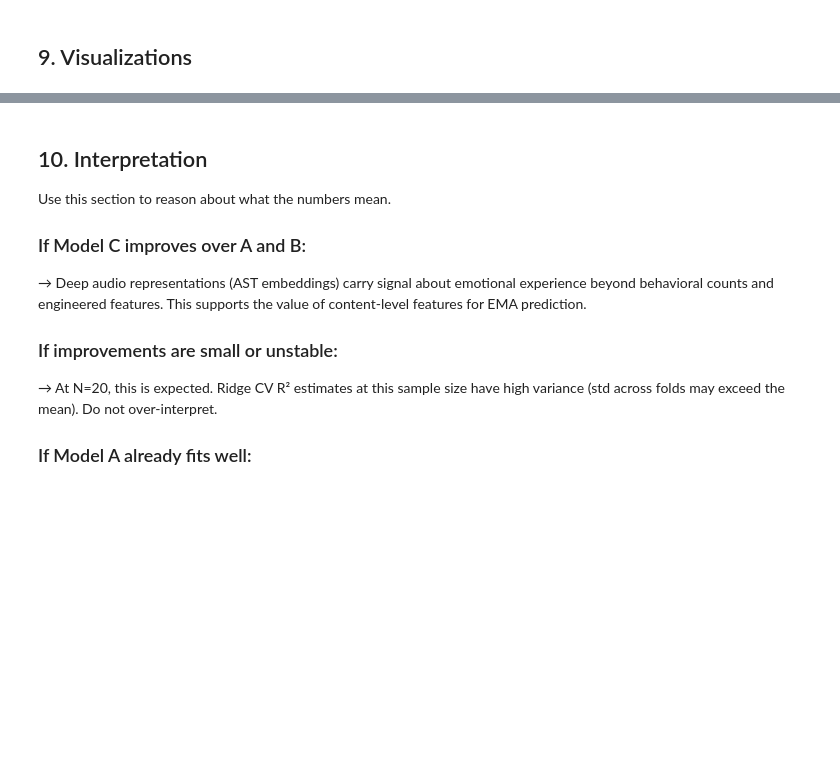
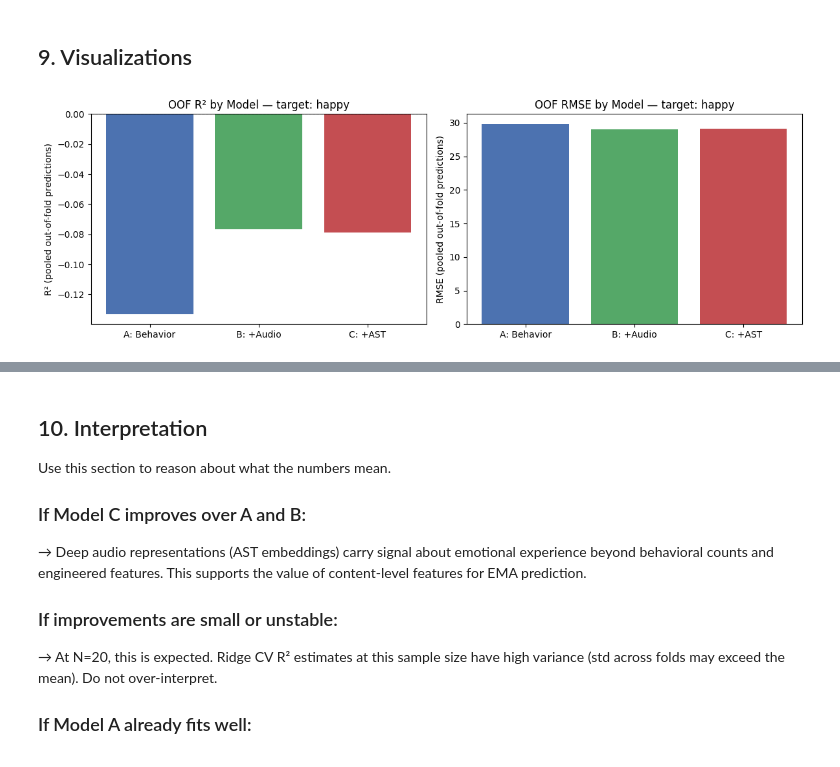
Before and after one commit to ziqiz06/tiktok_EMA, a Jupyter notebook: ridge_model.ipynb, the cells around one changed output, grey strips where cells are left out. Cells and saved outputs as stored; diff of their text form; code cells hidden in the pictures; blank space fills up the shorter version.

```diff
--- a/ridge_model.ipynb
+++ b/ridge_model.ipynb
@@ -156,7 +160,7 @@ behav_cols = sorted([
 # AST: deep embedding dimensions (use only _mean, not _std, for the PCA block)
 ast_mean_cols = sorted([c for c in all_cols if c.startswith("ast_") and c.endswith("_mean")])
 ast_std_cols  = sorted([c for c in all_cols if c.startswith("ast_") and c.endswith("_std")])
-# Use only means for PCA (std adds noise at N=20)
+# Use only means for PCA (std adds noise at N=150)
 ast_cols = ast_mean_cols
 
 # Handcrafted audio: everything else that looks like an audio feature
@@ -169,6 +173,14 @@ audio_cols = sorted([
     and not c.startswith("ast_")
 ])
 
+# Drop any columns that aren't numeric (e.g. ddp_matchtime_* contain timestamp lists)
+def keep_numeric(cols, df):
+    return [c for c in cols if pd.api.types.is_numeric_dtype(df[c])]
+
+behav_cols = keep_numeric(behav_cols, df)
+audio_cols  = keep_numeric(audio_cols, df)
+ast_cols    = keep_numeric(ast_cols, df)
+
 print(f"Behavioral features    : {len(behav_cols)}")
 print(f"Handcrafted audio      : {len(audio_cols)}")
 print(f"AST mean dims (PCA in) : {len(ast_cols)}")
@@ -224,7 +236,7 @@ Model C features: 315 + 768 AST dims (→ PCA)
 
 `n_pca = 20` is conservative for N=20. At scale, increase this.
 # %%
-N_PCA = 10   # Capped low: with LOO-CV train size = N-1 = 19, PCA must be < that
+N_PCA = 30   # With N=150, LOO train size = 149 — 30 components is safe and captures more AST signal
 ALPHAS = [0.01, 0.1, 1.0, 10.0, 100.0, 1000.0]
 
 def make_pipeline_AB(feature_cols):
@@ -237,8 +249,7 @@ def make_pipeline_AB(feature_cols):
 
 def make_pipeline_C(non_ast_cols, ast_cols, n_pca, n_samples):
     """impute+scale non-AST; impute+scale+PCA for AST; RidgeCV.
-    PCA n_components is capped at min(n_pca, n_ast_cols, n_samples-1)
-    so it never exceeds the training fold size during CV.
+    PCA n_components is capped at min(n_pca, n_ast_cols, n_samples-1).
     """
     safe_n = min(n_pca, len(ast_cols), n_samples - 1)
     non_ast_pipe = Pipeline([
@@ -259,6 +270,6 @@ def make_pipeline_C(non_ast_cols, ast_cols, n_pca, n_samples):
         ("ridge",      RidgeCV(alphas=ALPHAS, scoring="r2")),
     ])
 
-print(f"N_PCA (capped per fold): {N_PCA}")
+print(f"N_PCA: {N_PCA}")
 print(f"Ridge alpha grid: {ALPHAS}")
 # %% [output]
@@ -340,28 +359,26 @@ display(summary)
 ## 9. Visualizations
 # %%
 model_names = ["A: Behavior", "B: +Audio", "C: +AST"]
-r2_means    = [res_A['r2_mean'],   res_B['r2_mean'],   res_C['r2_mean']]
-r2_stds     = [res_A['r2_std'],    res_B['r2_std'],    res_C['r2_std']]
-rmse_means  = [res_A['rmse_mean'], res_B['rmse_mean'], res_C['rmse_mean']]
-rmse_stds   = [res_A['rmse_std'],  res_B['rmse_std'],  res_C['rmse_std']]
+r2_vals   = [res_A['r2'],   res_B['r2'],   res_C['r2']]
+rmse_vals = [res_A['rmse'], res_B['rmse'], res_C['rmse']]
+colors = ["#4C72B0", "#55A868", "#C44E52"]
 
 fig, axes = plt.subplots(1, 2, figsize=(12, 4))
 
-# R² bar plot
-axes[0].bar(model_names, r2_means, yerr=r2_stds, capsize=5, color=["#4C72B0", "#55A868", "#C44E52"])
+axes[0].bar(model_names, r2_vals, color=colors)
 axes[0].axhline(0, color="black", linewidth=0.8, linestyle="--")
-axes[0].set_title(f"R² by Model — target: {target}")
-axes[0].set_ylabel("R² (mean ± std across folds)")
-axes[0].set_ylim(min(r2_means) - 0.3, max(r2_means) + 0.3)
+axes[0].set_title(f"OOF R² by Model — target: {target}")
+axes[0].set_ylabel("R² (pooled out-of-fold predictions)")
 
-# RMSE bar plot
-axes[1].bar(model_names, rmse_means, yerr=rmse_stds, capsize=5, color=["#4C72B0", "#55A868", "#C44E52"])
-axes[1].set_title(f"RMSE by Model — target: {target}")
-axes[1].set_ylabel("RMSE (mean ± std across folds)")
+axes[1].bar(model_names, rmse_vals, color=colors)
+axes[1].set_title(f"OOF RMSE by Model — target: {target}")
+axes[1].set_ylabel("RMSE (pooled out-of-fold predictions)")
 
 plt.tight_layout()
 plt.savefig("model_comparison.png", dpi=150)
 plt.show()
+# %% [output]
+[figure, added]
 # %%
 # PCA explained variance for AST features
 X_ast = df_model[ast_cols].copy()
```
Also changed, not shown: parts of 14 cells of this notebook, 28 other files.
